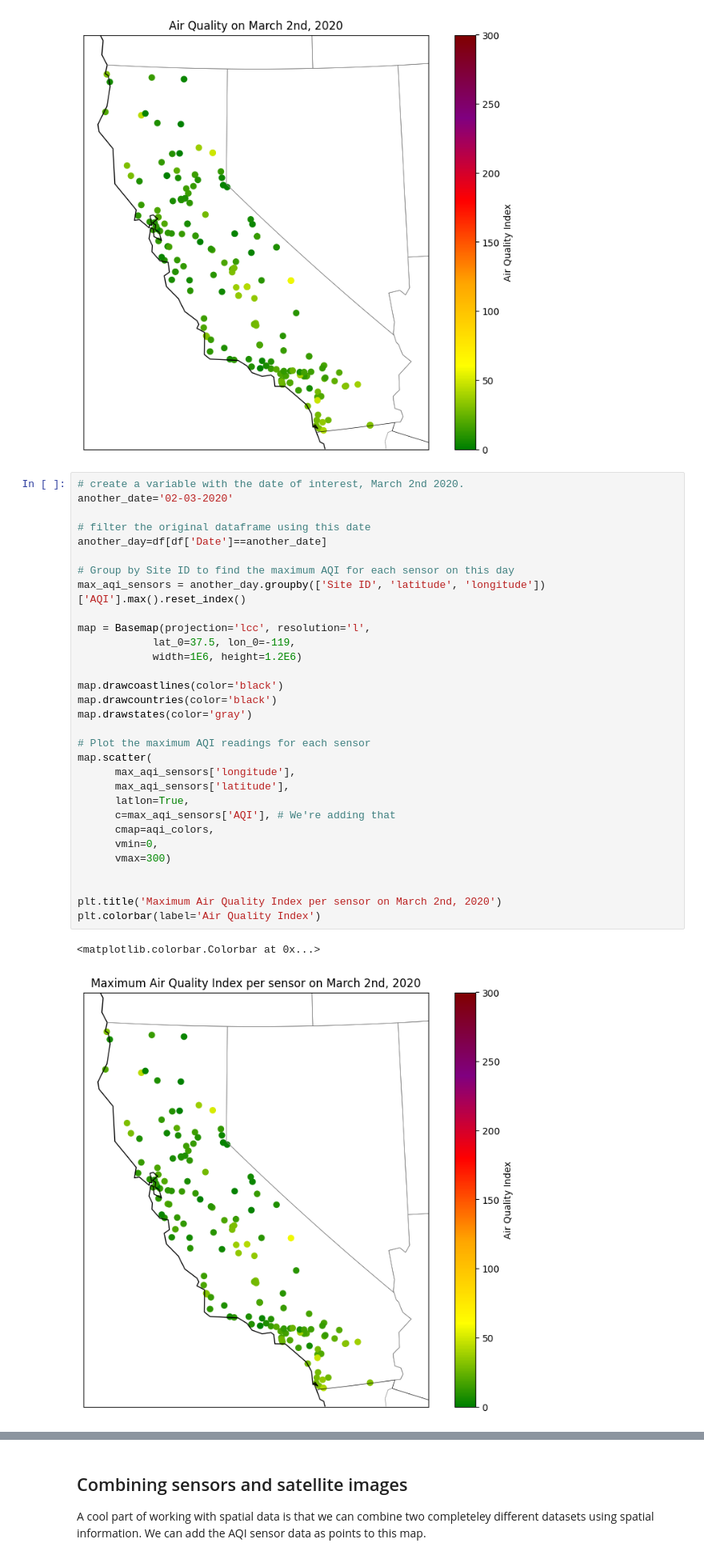
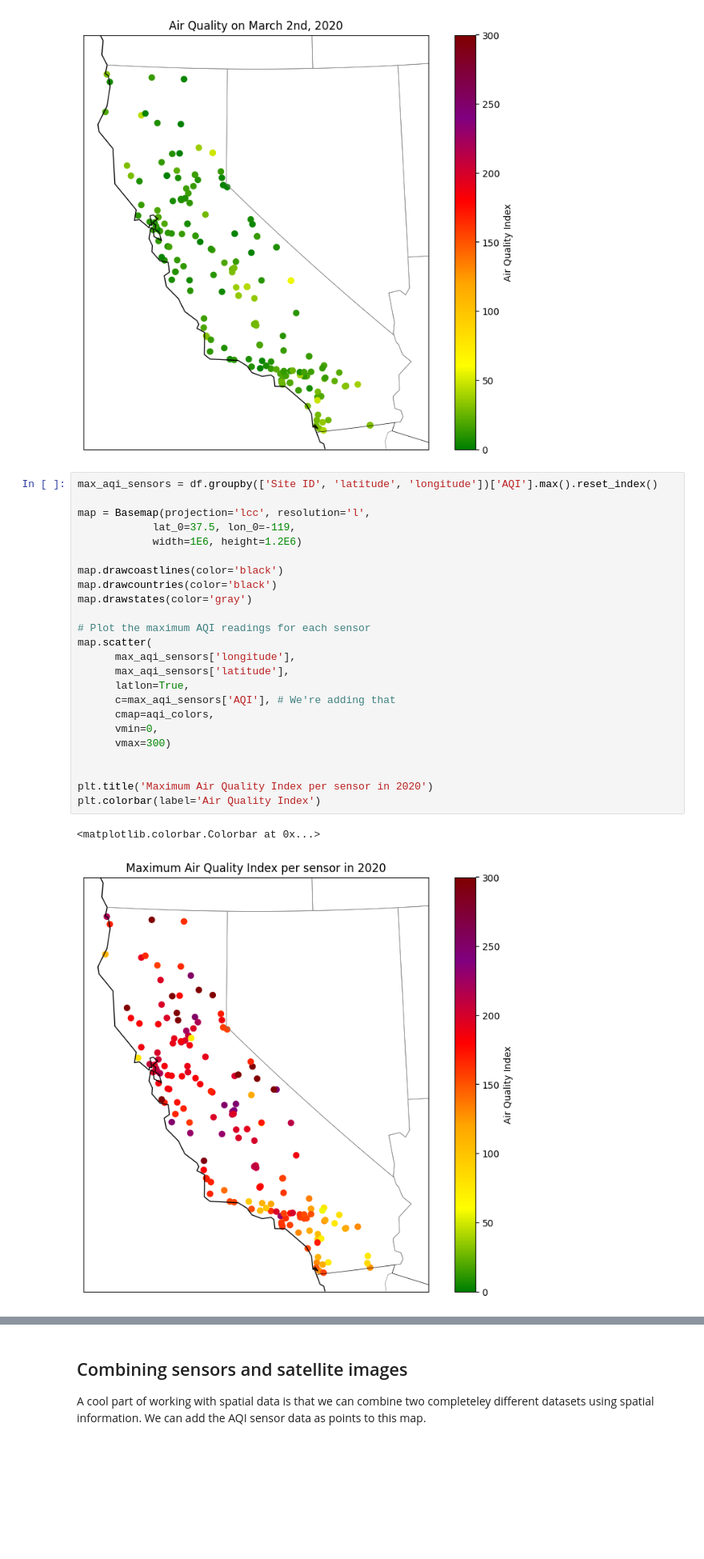
Before and after one commit to Maiasamberger/QM2, a Jupyter notebook: notebooks/W03. Spatial Data.ipynb, the cells around one changed output, grey strips where cells are left out. Shown at 80% size. Saved outputs shown, nothing was run; the diff lists cells and outputs as text; blank space fills up the shorter version.

```diff
--- a/notebooks/W03. Spatial Data.ipynb
+++ b/notebooks/W03. Spatial Data.ipynb
@@ -473,39 +467,32 @@ plt.colorbar(label='Air Quality Index');
 # %% [output]
 [figure]
 # %%
-# create a variable with the date of interest, March 2nd 2020.
-another_date='02-03-2020'
-
-# filter the original dataframe using this date
-another_day=df[df['Date']==another_date]
-
-# Group by Site ID to find the maximum AQI for each sensor on this day
-max_aqi_sensors = another_day.groupby(['Site ID', 'latitude', 'longitude'])['AQI'].max().reset_index()
+max_aqi_sensors = df.groupby(['Site ID', 'latitude', 'longitude'])['AQI'].max().reset_index()
 
 map = Basemap(projection='lcc', resolution='l',
             lat_0=37.5, lon_0=-119,
             width=1E6, height=1.2E6)
 
 map.drawcoastlines(color='black')
 map.drawcountries(color='black')
 map.drawstates(color='gray')
 
 # Plot the maximum AQI readings for each sensor
 map.scatter(
       max_aqi_sensors['longitude'],
       max_aqi_sensors['latitude'],
       latlon=True,
       c=max_aqi_sensors['AQI'], # We're adding that
       cmap=aqi_colors,
       vmin=0,
       vmax=300)
 
 
-plt.title('Maximum Air Quality Index per sensor on March 2nd, 2020')
+plt.title('Maximum Air Quality Index per sensor in 2020')
 plt.colorbar(label='Air Quality Index')
 # %% [output]
 <matplotlib.colorbar.Colorbar at 0x...>
-[figure, old version]
+[figure, new version]
 # %% [markdown]
 If you've followed along this far, well done! we've come a long way from a spreadsheet full of sensor readings. But we can go even further!
 
```
Also changed, not shown: parts of 12 cells of this notebook.
